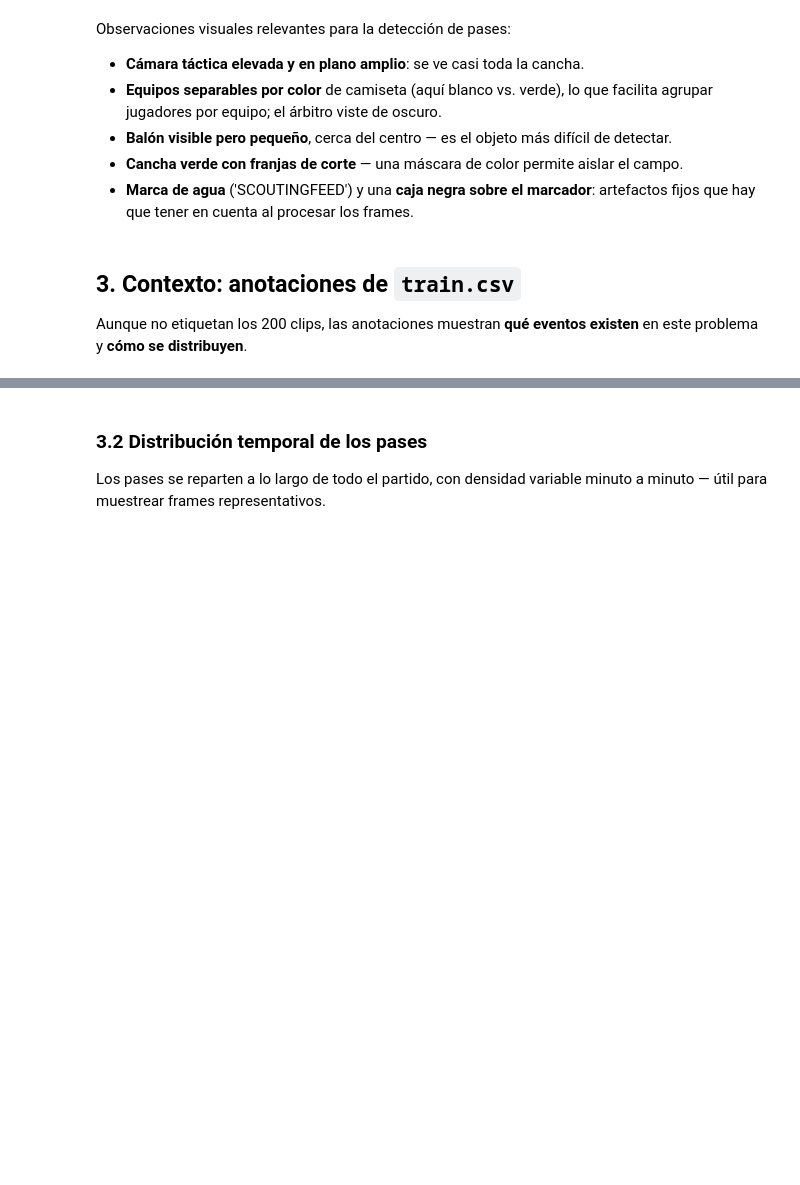
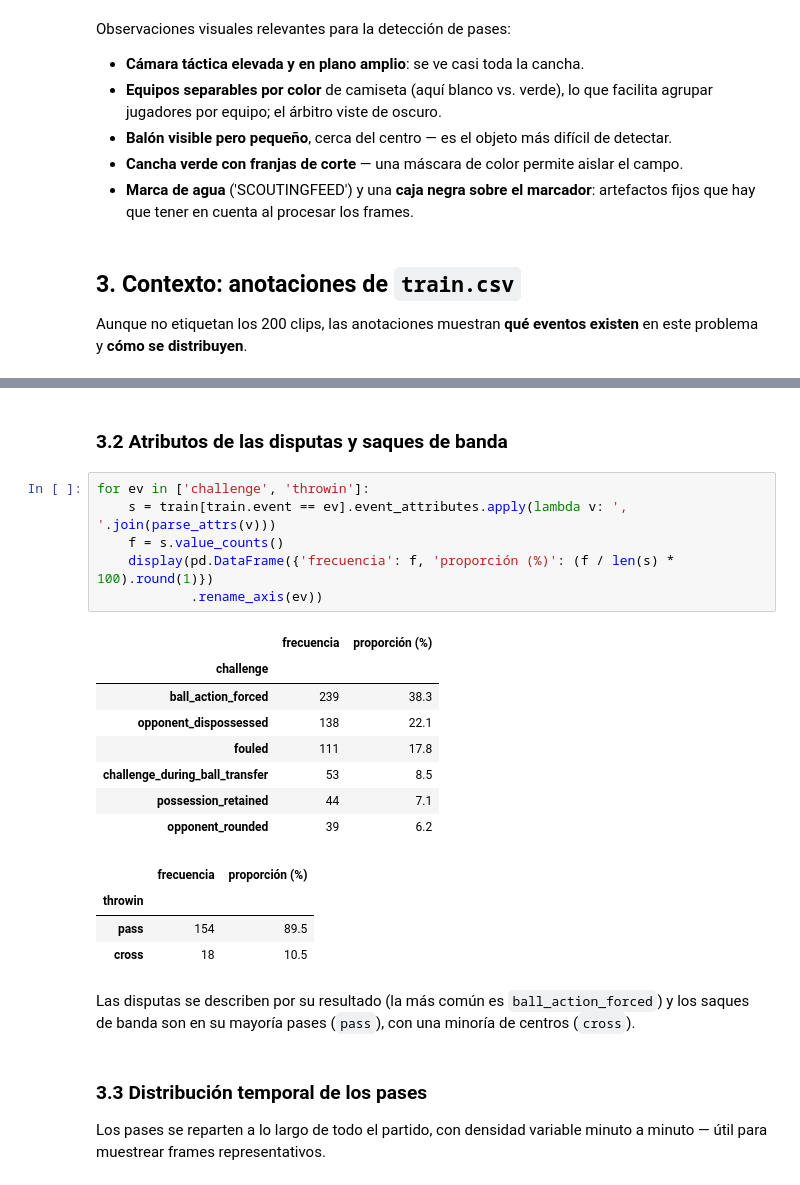
Before and after one commit to nicoCT04/Proyecto2-DataScience, a Jupyter notebook: notebooks/01_descripcion_datos.ipynb, the cells around one changed output, grey strips where cells are left out. Saved outputs shown, nothing was run; the diff lists cells and outputs as text; blank space fills up the shorter version.

```diff
--- a/notebooks/01_descripcion_datos.ipynb
+++ b/notebooks/01_descripcion_datos.ipynb
@@ -157,5 +180,29 @@ display(Image('../outputs/03_play_attributes.png'))
+# %% [markdown]
+### 3.2 Atributos de las disputas y saques de banda
+# %%
+for ev in ['challenge', 'throwin']:
+    s = train[train.event == ev].event_attributes.apply(lambda v: ', '.join(parse_attrs(v)))
+    f = s.value_counts()
+    display(pd.DataFrame({'frecuencia': f, 'proporción (%)': (f / len(s) * 100).round(1)})
+            .rename_axis(ev))
+# %% [output]
+|  | frecuencia | proporción (%) |
+| challenge |  |  |
+| ball_action_forced | 239 | 38.3 |
+| opponent_dispossessed | 138 | 22.1 |
+| fouled | 111 | 17.8 |
+| challenge_during_ball_transfer | 53 | 8.5 |
+| possession_retained | 44 | 7.1 |
+| opponent_rounded | 39 | 6.2 |
+|  | frecuencia | proporción (%) |
+| throwin |  |  |
+| pass | 154 | 89.5 |
+| cross | 18 | 10.5 |
+# %% [markdown]
+Las disputas se describen por su resultado (la más común es `ball_action_forced`) y los
+saques de banda son en su mayoría pases (`pass`), con una minoría de centros (`cross`).
 # %% [markdown]
-### 3.2 Distribución temporal de los pases
+### 3.3 Distribución temporal de los pases
 
 Los pases se reparten a lo largo de todo el partido, con densidad variable minuto a
 minuto — útil para muestrear frames representativos.
```
Also changed, not shown: parts of 18 cells of this notebook, 1 other file.
